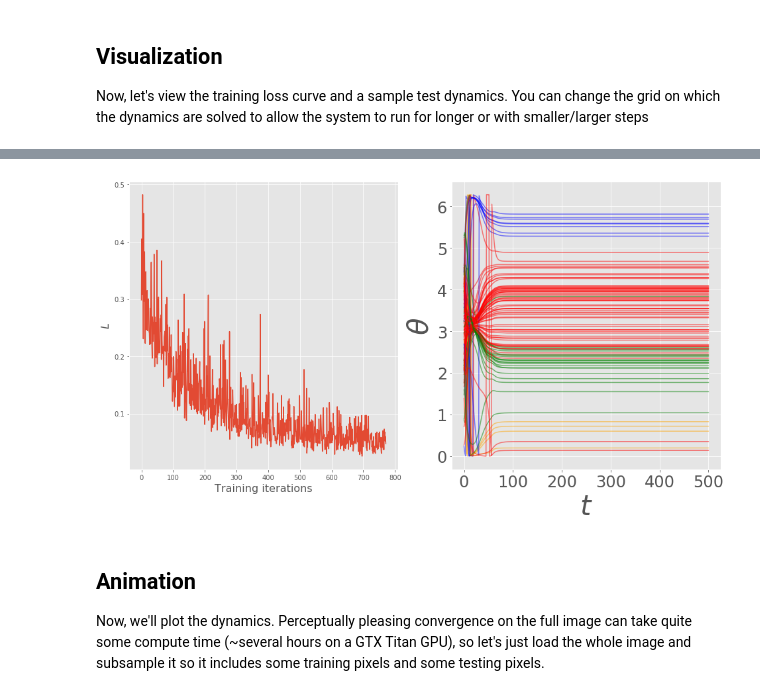
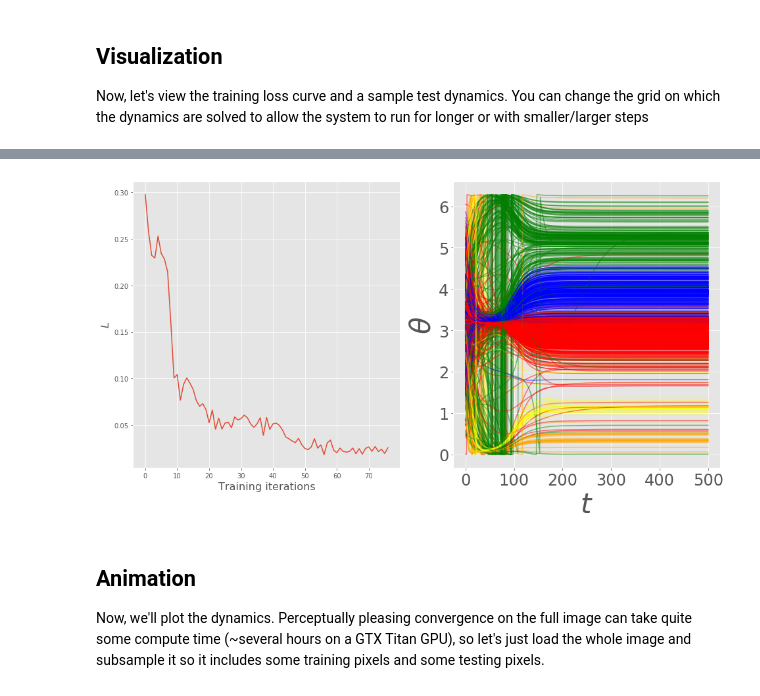
Before and after one commit to serre-lab/KuraNet, a Jupyter notebook: demos/images.ipynb, the cells around one changed output, grey strips where cells are left out. Saved outputs shown, nothing was run; the diff lists cells and outputs as text; code cells hidden in the pictures.

Commit message:
New Image nb settings

```diff
--- a/demos/images.ipynb
+++ b/demos/images.ipynb
@@ -44,7 +44,7 @@ if not os.path.exists(data_base_dir): os.makedirs(data_base_dir)
 
 full_BSDS_path = os.path.join(home, 'BSDS/BSR/BSDS500/data/')
 data_names=['BSDS']
-img_tag = '229036' #90076, 118020, 124084, 189011, 229036, 247003, 296028, 317080, 361010
+img_tag = '124084' #90076, 118020, 124084, 189011, 229036, 247003, 296028, 317080, 361010
 dist_names = [img_tag]
 img_info = get_BSDS_info(img_tag)
 
@@ -53,5 +53,6 @@ make_data(data_names[0], dist_names[0], data_base_dir=data_base_dir, download=Fa
 
 img = imread(os.path.join(full_BSDS_path, 'images/{}/{}.jpg'.format(img_info['mode'], dist_names[0])))
 plt.imshow(img)
+plt.show()
 plt.close()
 # %% [output]
@@ -60,9 +61,9 @@ True
 seed=0
 model_type='xy'
 num_samples=10000
-num_epochs=3
-num_units=100
-batch_size=100
+num_epochs=2
+num_units=1000
+batch_size=1000
 feature_dim=5
 num_hid_units=128
 symmetric=True
@@ -70,18 +71,19 @@ normalize='graph'
 device='cuda'
 adjoint=False
 solver_method='euler'
-optimizer='Adam'
-max_grad_norm=1.0
-lr=2e-5
-momentum=0.0
+optimizer='SGD'
+max_grad_norm=10.0
+lr=1e-2
+momentum=0.5
 loss_type='circular_moments'
-alpha=.1
-gd_steps=100
-burn_in_steps=50
+alpha=15.0
+gd_steps=50
+burn_in_steps=200
 measure_cx=False
 set_gain=True
 gain=.5
 initial_phase='normal'
+rand_inds=False
 
 num_batches = int(num_samples/num_units)
 
@@ -131,7 +133,7 @@ loss_train, loss_test, kn, cx = optimize_connectivity_net(num_units, feature_dim
                                                           loss_type=loss_type, optimizer=optimizer,
                                                           lr=lr, momentum=momentum, max_grad_norm=max_grad_norm,
                                                           num_hid_units=num_hid_units, verbose=1, show_every=10,
-                                                          num_eval_batches=10, rand_inds=False,
+                                                          num_eval_batches=10, rand_inds=rand_inds,
                                                           set_gain=True, gain=gain, initial_phase=initial_phase,
                                                           device=device)
 # %% [output]
@@ -182,7 +181,7 @@ axes[0].plot(loss_train)
 axes[0].set_xlabel('Training iterations', fontsize=16)
 axes[0].set_ylabel(r'$L$', fontsize=16)
 axes[1].set_prop_cycle('color', flow_colors)
-axes[1].plot(flow, alpha=.5)
+axes[1].plot(flow, alpha=.25)
 axes[1].set_xlabel(r'$t$',fontsize=42)
 axes[1].set_ylabel(r'$\theta$',fontsize=42)
 plt.xticks(fontsize=24)
@@ -195,4 +194,4 @@ Optimized loss: 0.0392
-[figure, old version]
+[figure, new version]
 # %% [markdown]
 ## Animation
 
```
Also changed, not shown: parts of 4 cells of this notebook.
